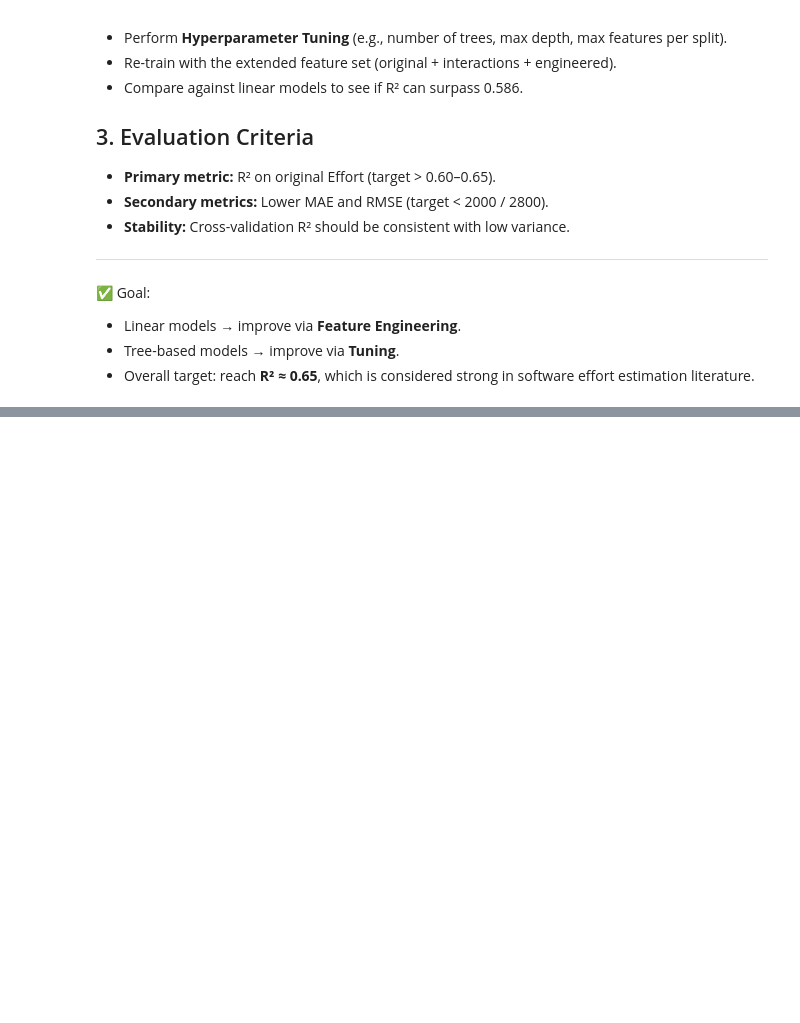
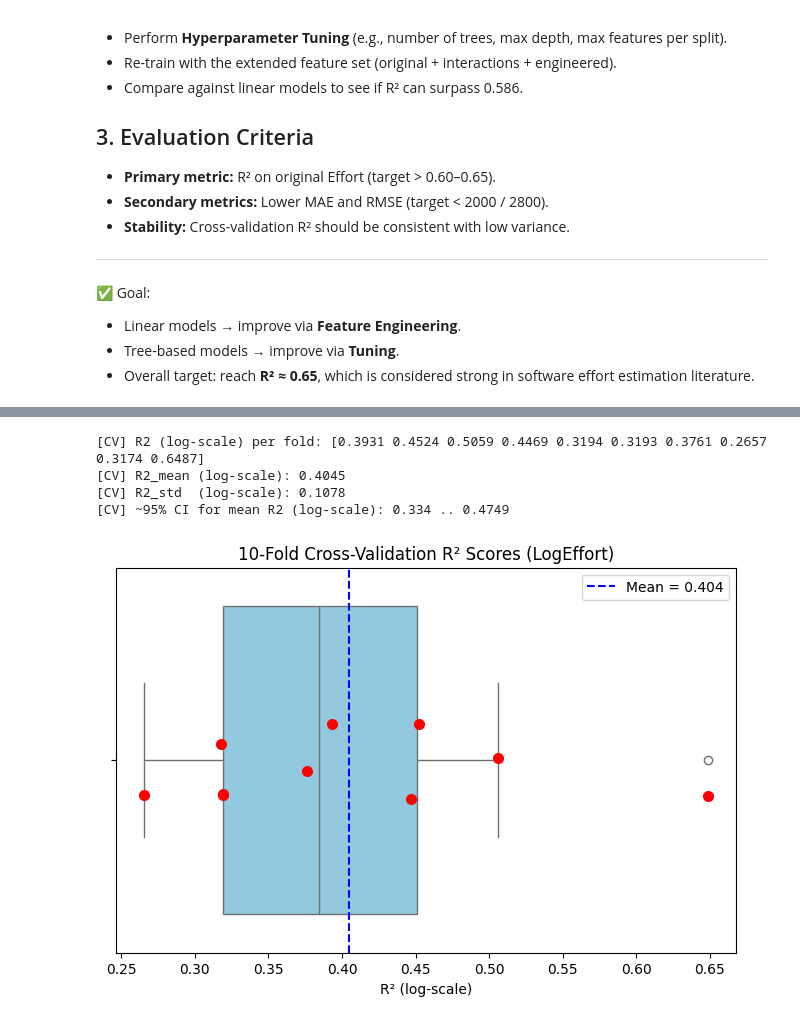
Before and after one commit to Shahbazi-Amir/SmartDevTime, a Jupyter notebook: smartdevtime_project_2.ipynb, the cells around one changed output, grey strips where cells are left out. Drawn from its saved outputs; the diff is of its cells as text; code cells hidden in the pictures; blank space fills up the shorter version.

Commit message:
checking the score

```diff
--- a/smartdevtime_project_2.ipynb
+++ b/smartdevtime_project_2.ipynb
@@ -1418,0 +1462,71 @@ NameError: `df_fe` not found. Please run the previous feature-engineering step f
+# %%
+# 10-fold Cross-Validation on the final Linear model (scaler + LinearRegression)
+# ------------------------------------------------------------------------------
+import numpy as np
+import pandas as pd
+from sklearn.model_selection import KFold, cross_val_score
+from sklearn.preprocessing import StandardScaler
+from sklearn.compose import ColumnTransformer
+from sklearn.pipeline import Pipeline
+from sklearn.linear_model import LinearRegression
+
+# --- Preconditions: expect df_fe (with all engineered features) and feature_cols_final (23 features)
+if 'df_fe' not in globals():
+    raise NameError("`df_fe` not found. Please re-run the previous feature-engineering cell.")
+if 'feature_cols_final' not in globals():
+    raise NameError("`feature_cols_final` not found. Please re-run the previous features assembly cell.")
+
+# Design matrix and target (log scale as in training)
+X_all = df_fe[feature_cols_final].copy()
+y_all = df_fe["LogEffort"].to_numpy() if "LogEffort" in df_fe.columns else np.log(df_fe["Effort"].to_numpy())
+
+# Preprocessor: scale all numeric columns (they are all numeric now)
+pre = ColumnTransformer([
+    ("num", StandardScaler(), feature_cols_final),
+], remainder="drop")
+
+# Final linear pipeline
+pipe_lin = Pipeline([
+    ("pre", pre),
+    ("model", LinearRegression())
+])
+
+# 10-fold CV with shuffling for robustness
+cv = KFold(n_splits=10, shuffle=True, random_state=42)
+
+# Cross-validated R^2 on log-scale target (consistent with previous setup)
+cv_scores = cross_val_score(pipe_lin, X_all, y_all, cv=cv, scoring="r2")
+
+print("[CV] R2 (log-scale) per fold:", np.round(cv_scores, 4))
+print("[CV] R2_mean (log-scale):", round(cv_scores.mean(), 4))
+print("[CV] R2_std  (log-scale):", round(cv_scores.std(), 4))
+
+# Optional: 95% CI for the mean R2 (approx, assuming normality)
+from math import sqrt
+n = len(cv_scores)
+ci95 = 1.96 * cv_scores.std(ddof=1) / sqrt(n)
+print("[CV] ~95% CI for mean R2 (log-scale):",
+      f"{round(cv_scores.mean() - ci95, 4)} .. {round(cv_scores.mean() + ci95, 4)}")
+# %% [output]
+[CV] R2 (log-scale) per fold: [0.3931 0.4524 0.5059 0.4469 0.3194 0.3193 0.3761 0.2657 0.3174 0.6487]
+[CV] R2_mean (log-scale): 0.4045
+[CV] R2_std  (log-scale): 0.1078
+[CV] ~95% CI for mean R2 (log-scale): 0.334 .. 0.4749
+# %%
+import matplotlib.pyplot as plt
+import seaborn as sns
+import numpy as np
+
+# Assume cv_scores from previous CV step
+scores = cv_scores  # array of 10 R² values
+
+plt.figure(figsize=(8,5))
+sns.boxplot(x=scores, color="skyblue", orient="h")
+sns.stripplot(x=scores, color="red", size=8, orient="h", jitter=0.1)
+plt.axvline(np.mean(scores), color="blue", linestyle="--", label=f"Mean = {scores.mean():.3f}")
+plt.title("10-Fold Cross-Validation R² Scores (LogEffort)")
+plt.xlabel("R² (log-scale)")
+plt.legend()
+plt.show()
+# %% [output]
+[figure, added]
```
Also changed, not shown: parts of 5 cells of this notebook.
